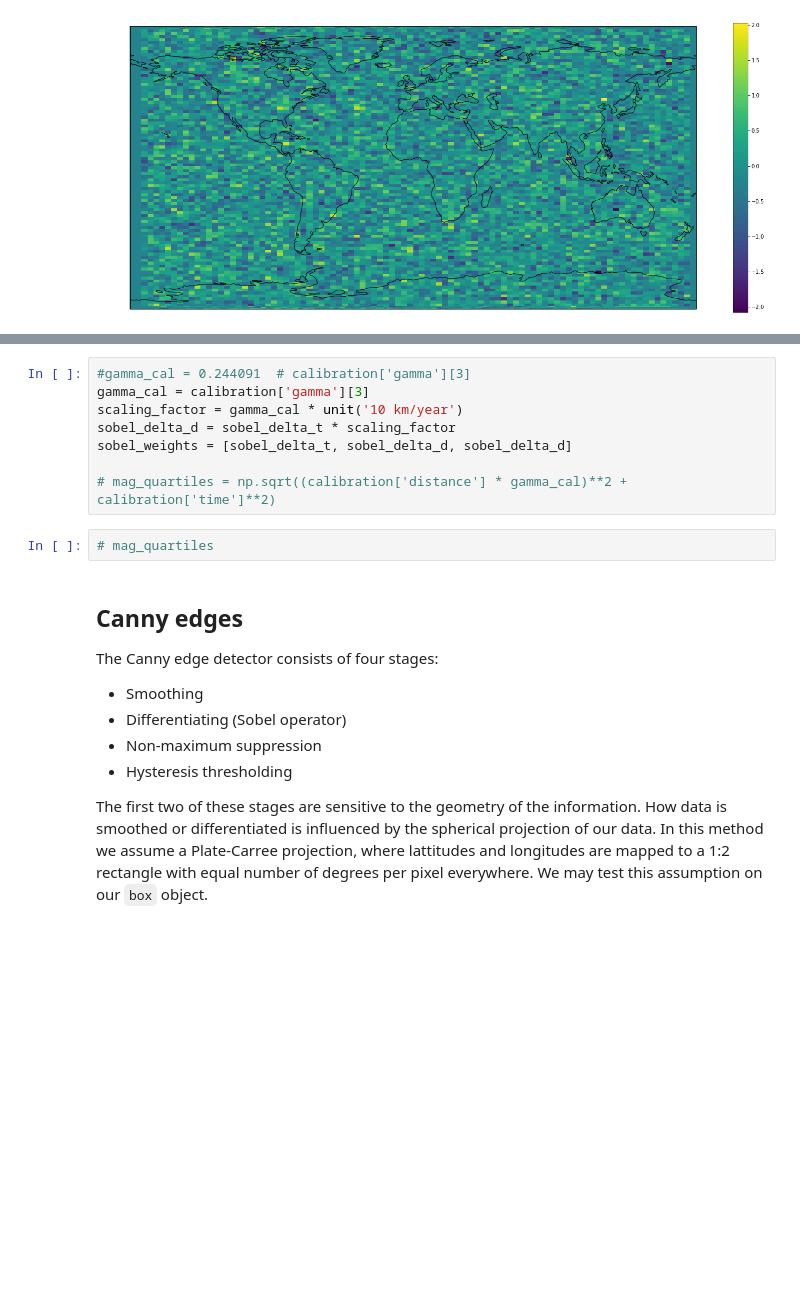
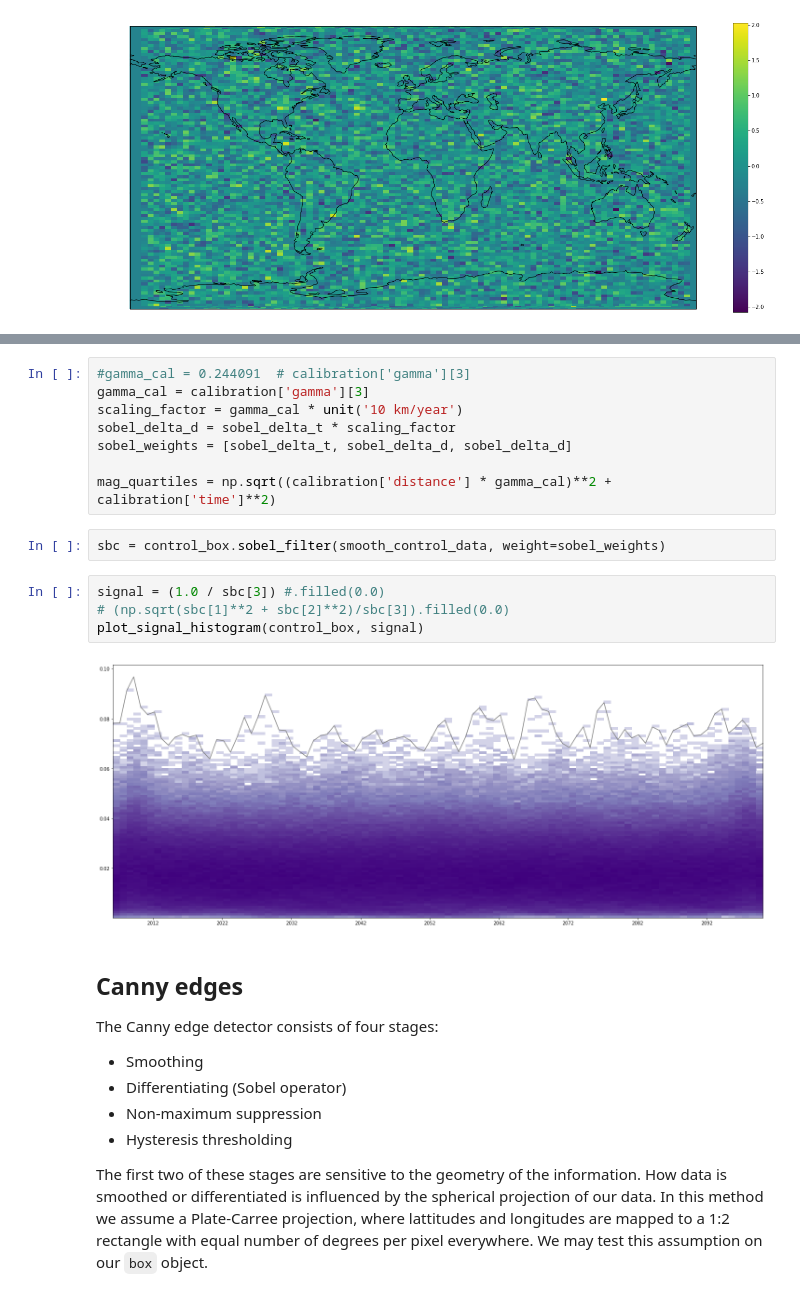
Before and after one commit to abrupt-climate/notebooks, a Jupyter notebook: Testcase1_IPSL.ipynb, the cells around one changed output, grey strips where cells are left out. Drawn from its saved outputs; the diff is of its cells as text; blank space fills up the shorter version.

```diff
--- a/Testcase1_IPSL.ipynb
+++ b/Testcase1_IPSL.ipynb
@@ -132,9 +128,15 @@ scaling_factor = gamma_cal * unit('10 km/year')
 sobel_delta_d = sobel_delta_t * scaling_factor
 sobel_weights = [sobel_delta_t, sobel_delta_d, sobel_delta_d]
 
-# mag_quartiles = np.sqrt((calibration['distance'] * gamma_cal)**2 + calibration['time']**2)
+mag_quartiles = np.sqrt((calibration['distance'] * gamma_cal)**2 + calibration['time']**2)
-# %%
-# mag_quartiles
+# %%
+sbc = control_box.sobel_filter(smooth_control_data, weight=sobel_weights)
+# %%
+signal = (1.0 / sbc[3]) #.filled(0.0)
+# (np.sqrt(sbc[1]**2 + sbc[2]**2)/sbc[3]).filled(0.0)
+plot_signal_histogram(control_box, signal)
+# %% [output]
+[figure, added]
 # %% [markdown]
 ## Canny edges
 
```
Also changed, not shown: parts of 16 cells of this notebook, 3 other files.
